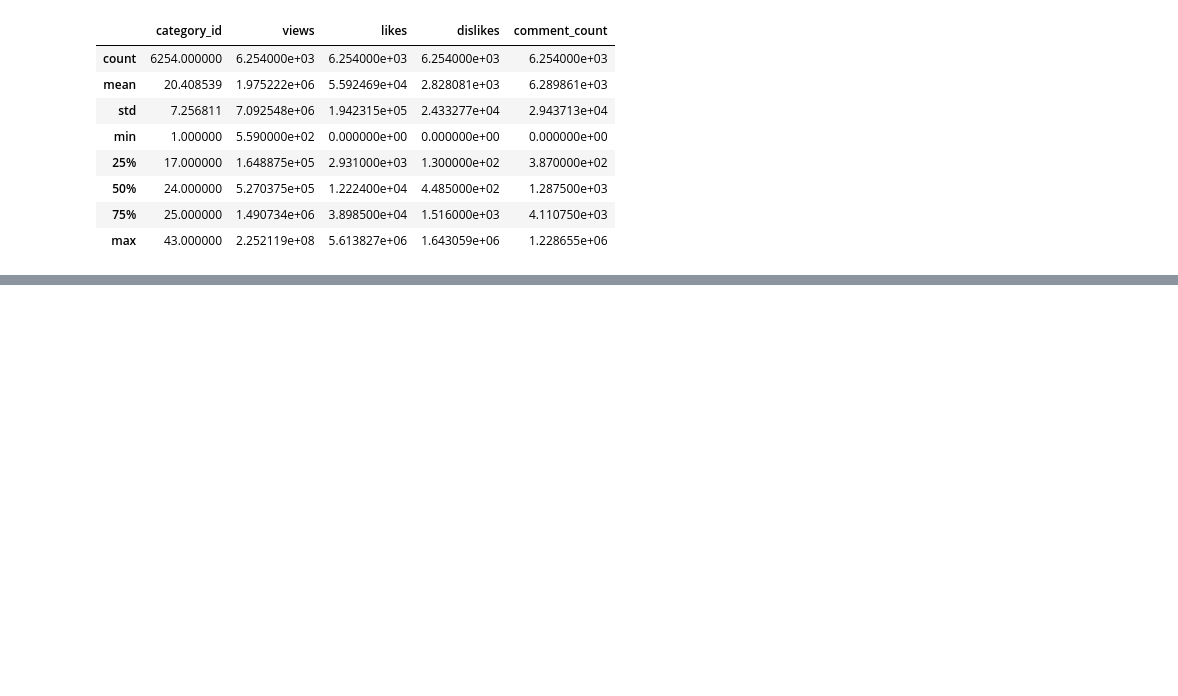
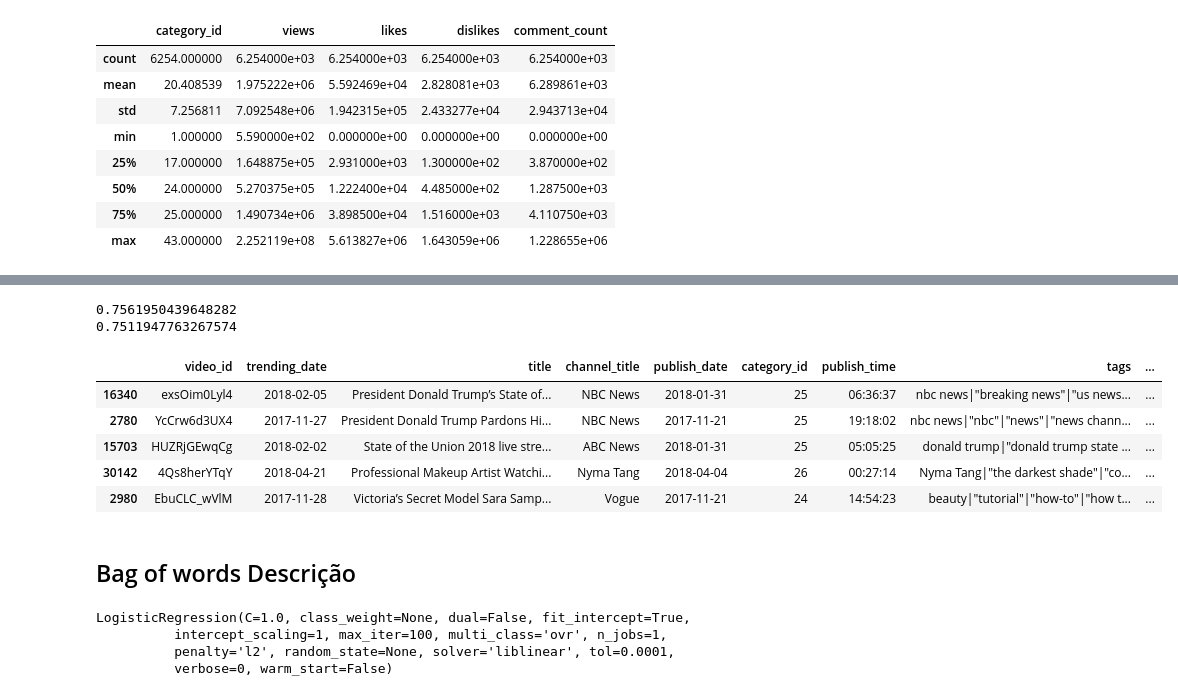
Before and after one commit to TheSeeker23/YoutubeClassifier, a Jupyter notebook: Analyzing features weight for YouTube trending.ipynb, the cells around one changed output, grey strips where cells are left out. Cells and saved outputs as stored; diff of their text form; code cells hidden in the pictures; blank space fills up the shorter version.

```diff
--- a/Analyzing features weight for YouTube trending.ipynb
+++ b/Analyzing features weight for YouTube trending.ipynb
@@ -190,0 +213,3 @@ USvideos_lastentry.describe()
+# %%
+classifier = LogisticRegression()
+classifier.fit(x_train, y_train)
@@ -190,0 +236,24 @@ USvideos_lastentry.describe()
+# %%
+print(metrics.accuracy_score(y_test, predicted))
+print(metrics.roc_auc_score(y_test, probs[:, 1]))
+# %% [output]
+0.7561950439648282
+0.7511947763267574
+# %%
+probs = classifier.predict_proba(count_vectorizer.transform(USvideos_lastentry['title']))
+# %%
+USvideos_title = USvideos_lastentry
+# %%
+USvideos_title['predicted_sentiment'] = probs.max(axis=1)
+# %%
+USvideos_title = USvideos_title.sort_values('predicted_sentiment', ascending=False)
+USvideos_title.head()
+# %% [output]
+|  | video_id | trending_date | title | channel_title | publish_date | category_id | publish_time | tags | ... |
+| 16340 | exsOim0Lyl4 | 2018-02-05 | President Donald Trump’s State of... | NBC News | 2018-01-31 | 25 | 06:36:37 | nbc news|"breaking news"|"us news... | ... |
+| 2780 | YcCrw6d3UX4 | 2017-11-27 | President Donald Trump Pardons Hi... | NBC News | 2017-11-21 | 25 | 19:18:02 | nbc news|"nbc"|"news"|"news chann... | ... |
+| 15703 | HUZRjGEwqCg | 2018-02-02 | State of the Union 2018 live stre... | ABC News | 2018-01-31 | 25 | 05:05:25 | donald trump|"donald trump state ... | ... |
+| 30142 | 4Qs8herYTqY | 2018-04-21 | Professional Makeup Artist Watchi... | Nyma Tang | 2018-04-04 | 26 | 00:27:14 | Nyma Tang|"the darkest shade"|"co... | ... |
+| 2980 | EbuCLC_wVlM | 2017-11-28 | Victoria’s Secret Model Sara Samp... | Vogue | 2017-11-21 | 24 | 14:54:23 | beauty|"tutorial"|"how-to"|"how t... | ... |
+# %% [markdown]
+## Bag of words Descrição
@@ -190,0 +264,8 @@ USvideos_lastentry.describe()
+# %%
+classifier = LogisticRegression()
+classifier.fit(x_train, y_train)
+# %% [output]
+LogisticRegression(C=1.0, class_weight=None, dual=False, fit_intercept=True,
+          intercept_scaling=1, max_iter=100, multi_class='ovr', n_jobs=1,
+          penalty='l2', random_state=None, solver='liblinear', tol=0.0001,
+          verbose=0, warm_start=False)
```
Also changed, not shown: parts of 27 cells of this notebook.
